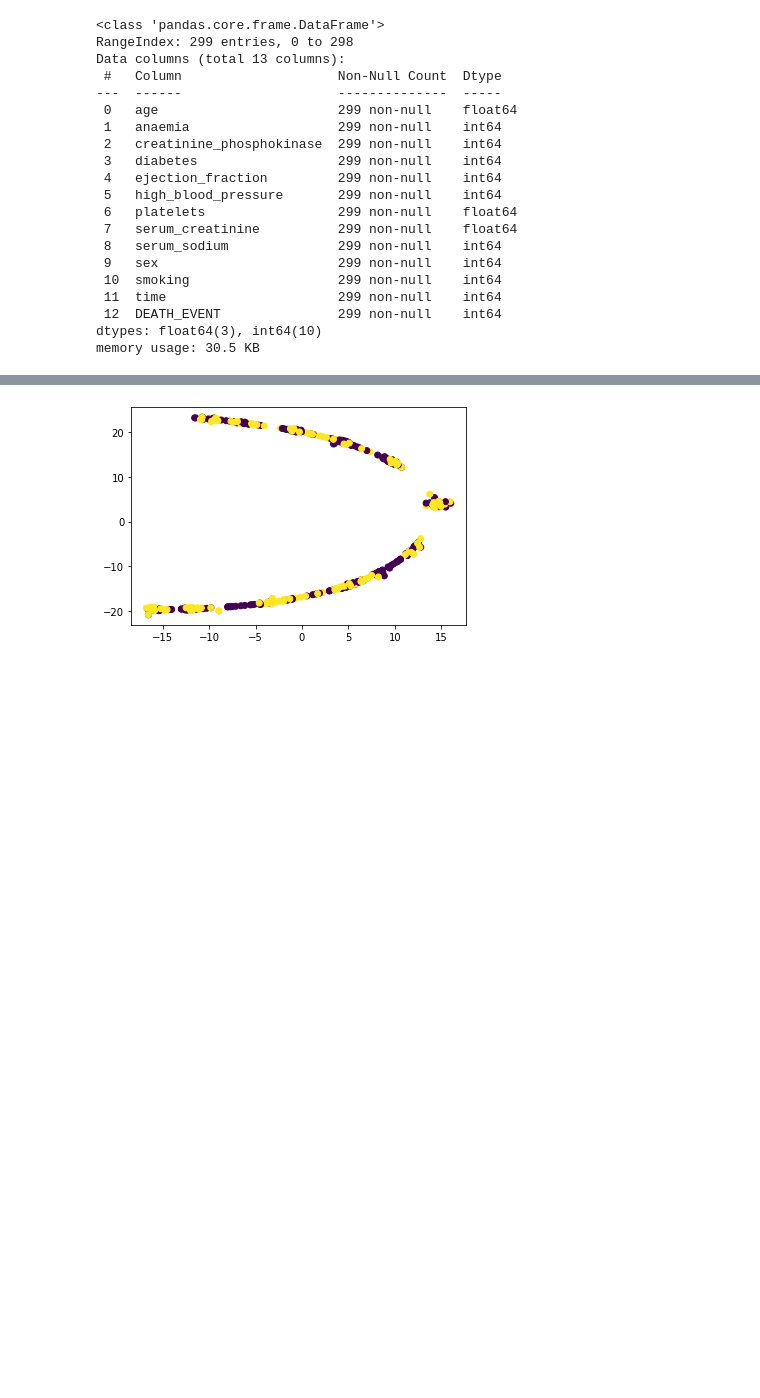
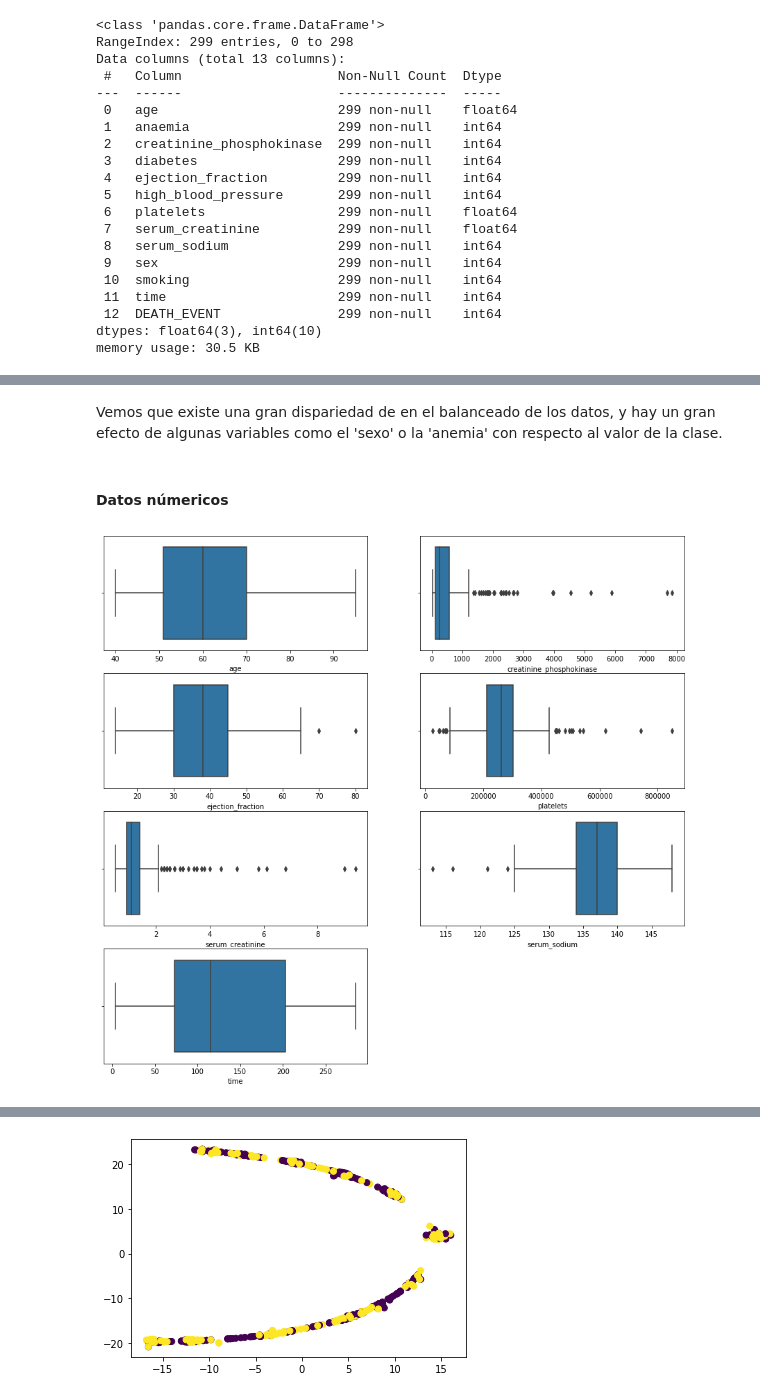
Before and after one commit to miguel-kjh/Heart-Failure-Prediction, a Jupyter notebook: kernel.ipynb, the cells around one changed output, grey strips where cells are left out. Cells and saved outputs as stored; diff of their text form; code cells hidden in the pictures; blank space fills up the shorter version.

```diff
--- a/kernel.ipynb
+++ b/kernel.ipynb
@@ -138,0 +236,8 @@ memory usage: 30.5 KB
+# %% [markdown]
+Vemos que existe una gran dispariedad de en el balanceado de los datos, y hay un gran efecto de algunas variables como el 'sexo' o la 'anemia' con respecto al valor de la clase.
+# %% [markdown]
+#### Datos númericos
+# %%
+numerical_data_visualization(data, categorical_features=CATEGORICAL)
+# %% [output]
+[figure, added]
```
Also changed, not shown: parts of 56 cells of this notebook, 2 other files.
